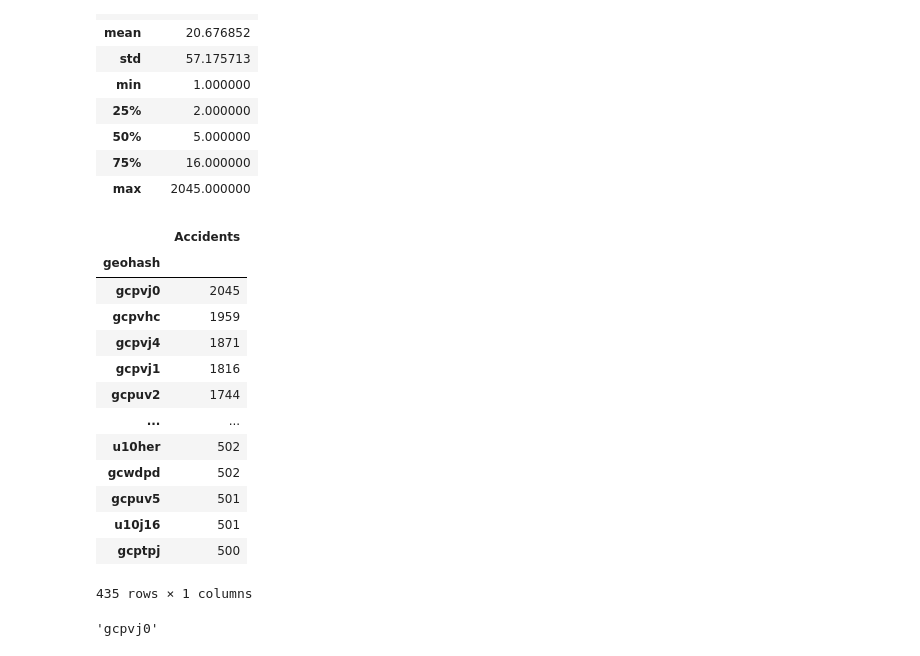
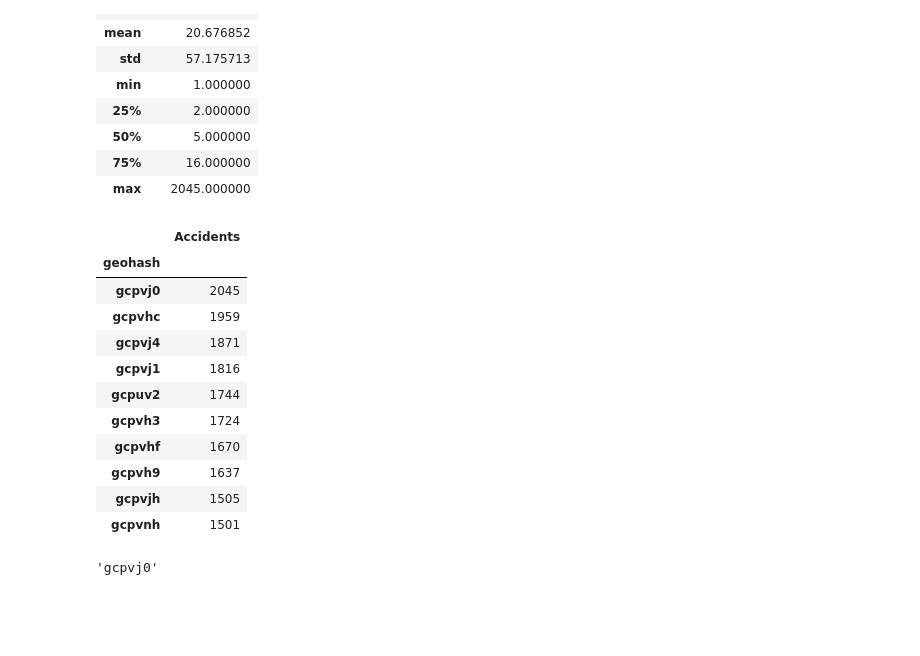
Before and after one commit to MagicaBleps/UK-road-safety, a Jupyter notebook: notebooks/Eleonora.ipynb, the cells around one changed output. Saved outputs shown, nothing was run; the diff lists cells and outputs as text; code cells hidden in the pictures; blank space fills up the shorter version.

```diff
--- a/notebooks/Eleonora.ipynb
+++ b/notebooks/Eleonora.ipynb
@@ -97,22 +97,20 @@ hashes.describe()
 | 75% | 16.000000 |
 | max | 2045.000000 |
 # %%
-hashes[hashes['Accidents']>=500]
+hashes[hashes['Accidents']>=1500]
 # %% [output]
 |  | Accidents |
 | geohash |  |
 | gcpvj0 | 2045 |
 | gcpvhc | 1959 |
 | gcpvj4 | 1871 |
 | gcpvj1 | 1816 |
 | gcpuv2 | 1744 |
-| ... | ... |
-| u10her | 502 |
-| gcwdpd | 502 |
-| gcpuv5 | 501 |
-| u10j16 | 501 |
-| gcptpj | 500 |
+| gcpvh3 | 1724 |
+| gcpvhf | 1670 |
+| gcpvh9 | 1637 |
+| gcpvjh | 1505 |
+| gcpvnh | 1501 |
-435 rows × 1 columns
 # %%
 #Isolating the square where there are more accidents
 max_square=hashes[hashes['Accidents']==hashes.Accidents.max()].index[0]
```
Also changed, not shown: parts of 29 cells of this notebook, 2 other files.
